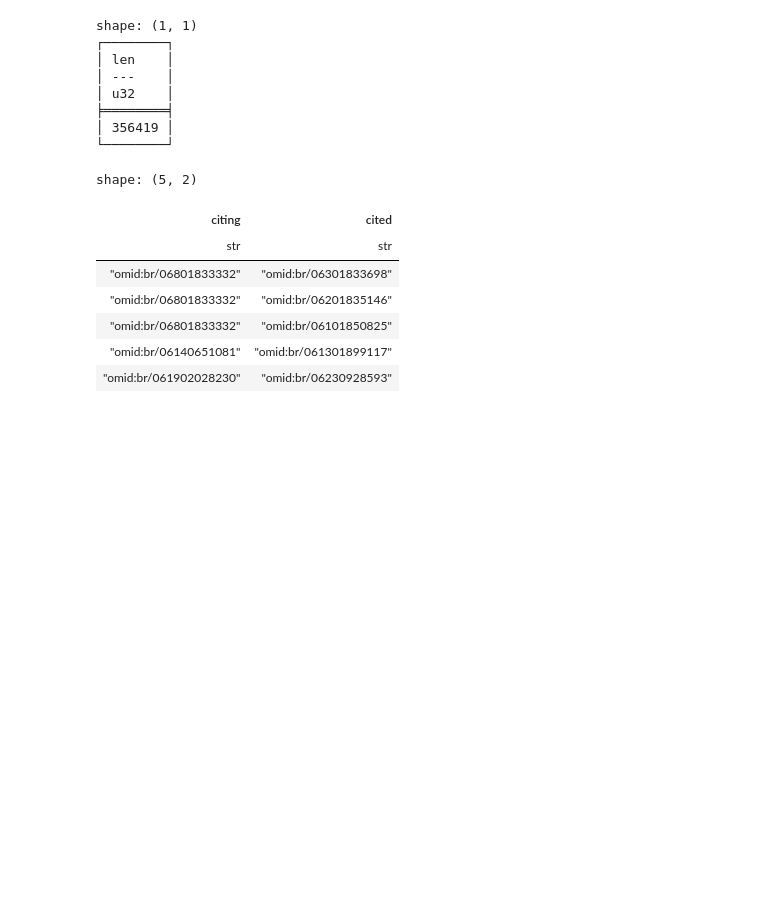
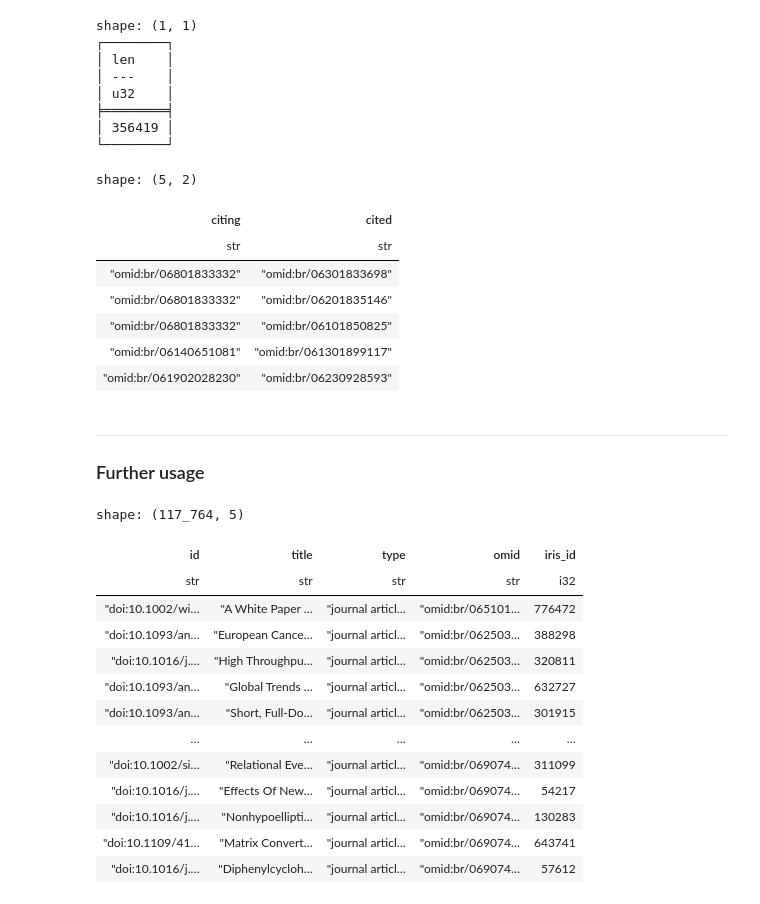
Before and after one commit to open-sci/2023-2024-atreides-code, a Jupyter notebook: final.ipynb, the cells around one changed output. Cells and saved outputs as stored; diff of their text form; code cells hidden in the pictures; blank space fills up the shorter version.

Commit message:
read_iris path

```diff
--- a/final.ipynb
+++ b/final.ipynb
@@ -757,3 +1088,28 @@ shape: (5, 2)
 | "omid:br/06801833332" | "omid:br/06101850825" |
 | "omid:br/06140651081" | "omid:br/061301899117" |
 | "omid:br/061902028230" | "omid:br/06230928593" |
+# %% [markdown]
+---
+
+### Further usage
+# %%
+from src.read_meta import read_meta
+from src.read_iris import read_iris
+
+iim_df = read_meta('data/iris_in_meta')
+iim_df.collect()
+# %% [output]
+shape: (117_764, 5)
+| id | title | type | omid | iris_id |
+| str | str | str | str | i32 |
+| "doi:10.1002/wi… | "A White Paper … | "journal articl… | "omid:br/065101… | 776472 |
+| "doi:10.1093/an… | "European Cance… | "journal articl… | "omid:br/062503… | 388298 |
+| "doi:10.1016/j.… | "High Throughpu… | "journal articl… | "omid:br/062503… | 320811 |
+| "doi:10.1093/an… | "Global Trends … | "journal articl… | "omid:br/062503… | 632727 |
+| "doi:10.1093/an… | "Short, Full-Do… | "journal articl… | "omid:br/062503… | 301915 |
+| … | … | … | … | … |
+| "doi:10.1002/si… | "Relational Eve… | "journal articl… | "omid:br/069074… | 311099 |
+| "doi:10.1016/j.… | "Effects Of New… | "journal articl… | "omid:br/069074… | 54217 |
+| "doi:10.1016/j.… | "Nonhypoellipti… | "journal articl… | "omid:br/069074… | 130283 |
+| "doi:10.1109/41… | "Matrix Convert… | "journal articl… | "omid:br/069074… | 643741 |
+| "doi:10.1016/j.… | "Diphenylcycloh… | "journal articl… | "omid:br/069074… | 57612 |
```
Also changed, not shown: parts of 33 cells of this notebook, 3 other files.
